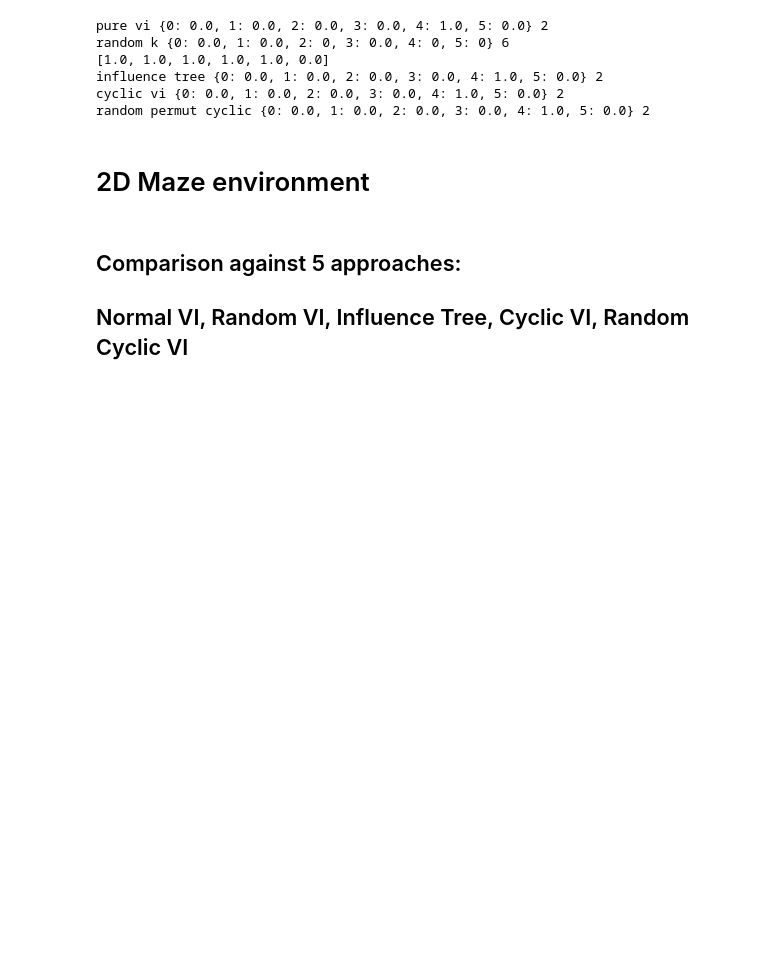
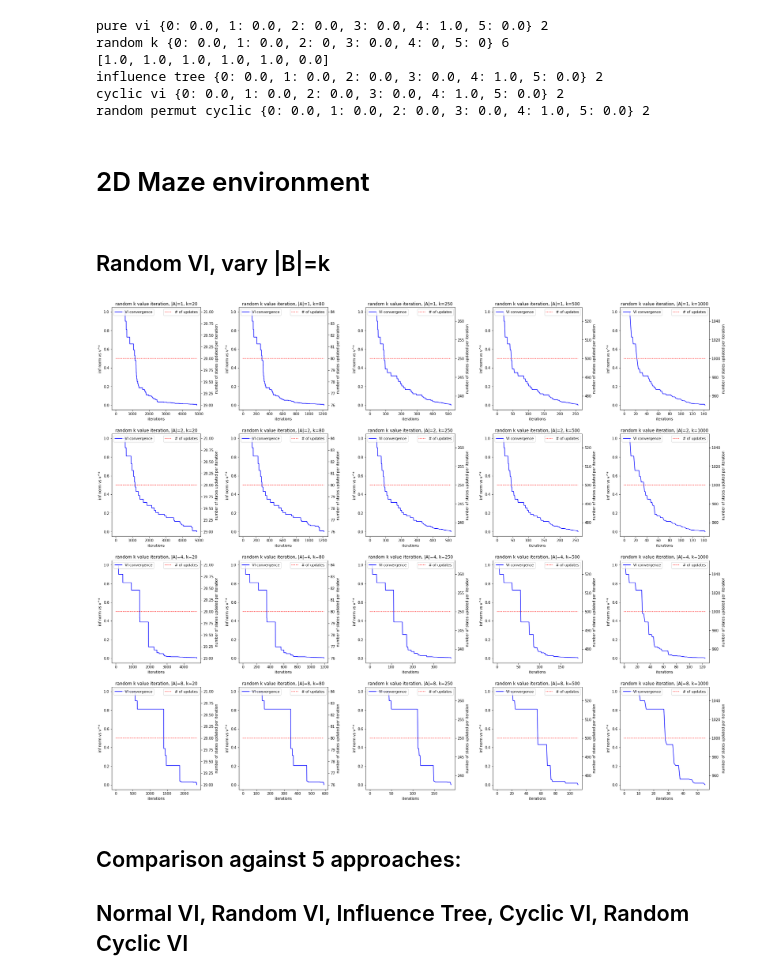
Before and after one commit to sven-lerner/cme_307_project, a Jupyter notebook: vi.ipynb, the cells around one changed output. Cells and saved outputs as stored; diff of their text form; code cells hidden in the pictures; blank space fills up the shorter version.

Commit message:
new experiments for random vi k, dependency on k size

```diff
--- a/vi.ipynb
+++ b/vi.ipynb
@@ -144,6 +144,53 @@ def plot_5_cases(maze_actions, maze_transitions, maze_rewards, terminal_maze_sta
     ax2.legend(loc="upper right")
 
     fig.tight_layout(pad=3.0)
+# %%
+def plot_random_vi_k(maze_actions, maze_transitions, maze_rewards, terminal_maze_state ,fig, \
+                     idx, num_cases, na, B_k_size, num_states, j):
+
+    pure_vi, num_iter, _, _ = value_iteration(actions=maze_actions, transitions=maze_transitions, \
+                                              rewards=maze_rewards,
+                   discount=0.9)
+
+
+    k_vi, k_num_iter, rk_convergence, updates_per_iter = value_iteration(actions=maze_actions, \
+                                transitions=maze_transitions, rewards=maze_rewards,
+                   discount=0.9, vi_method='random-k', k=B_k_size, log_converence=True, gt_vf=pure_vi)
+    policy_k_vi = get_greedy_policy(value_function=k_vi, actions=maze_actions, transitions=\
+                                maze_transitions, rewards=maze_rewards,
+                   terminal_states=set(terminal_maze_state), discount=0.9)
+    ax = fig.add_subplot(num_cases, num_states, (idx-1)*num_states + j)
+    ax.set_title('random k value iteration, |A|=%d, k=%d'%(na, B_k_size))
+    ax.set_ylabel('inf norm vs v^*')
+    ax.set_xlabel('iterations')
+    ax.plot(rk_convergence, color='b', label='VI convergence')
+    ax.legend(loc="upper left")
+
+    ax2 = ax.twinx()
+    ax2.set_ylabel('number of states updated per iteration')
+    ax2.plot(updates_per_iter, ':',color='r', label='# of updates')
+    ax2.legend(loc="upper right")
+
+
+    fig.tight_layout(pad=2.0)
+# %% [markdown]
+## Random VI, vary |B|=k
+# %%
+num_actions = [1,2,4,8]
+B_k_sizes = [20, 80, 250, 500, 1000]
+fig = plt.figure(figsize=(25,20))
+
+for idx, na in enumerate(num_actions):
+    for j, B_k_size in enumerate(B_k_sizes):
+        maze = RandomGridMaze(50, 50, 4, num_actions = na, seed=0)
+        maze_actions, maze_transitions, maze_rewards, terminal_maze_state = maze.get_mdp()
+
+        plot_random_vi_k(maze_actions, maze_transitions, maze_rewards, terminal_maze_state, \
+                            fig, idx+1, len(num_actions), na, B_k_size, len(B_k_sizes), j+1)
+
+plt.show()
+# %% [output]
+[figure, added]
 # %% [markdown]
 ## Comparison against 5 approaches:
 ## Normal VI, Random VI, Influence Tree, Cyclic VI, Random Cyclic VI
```
Also changed, not shown: 1 other file.
